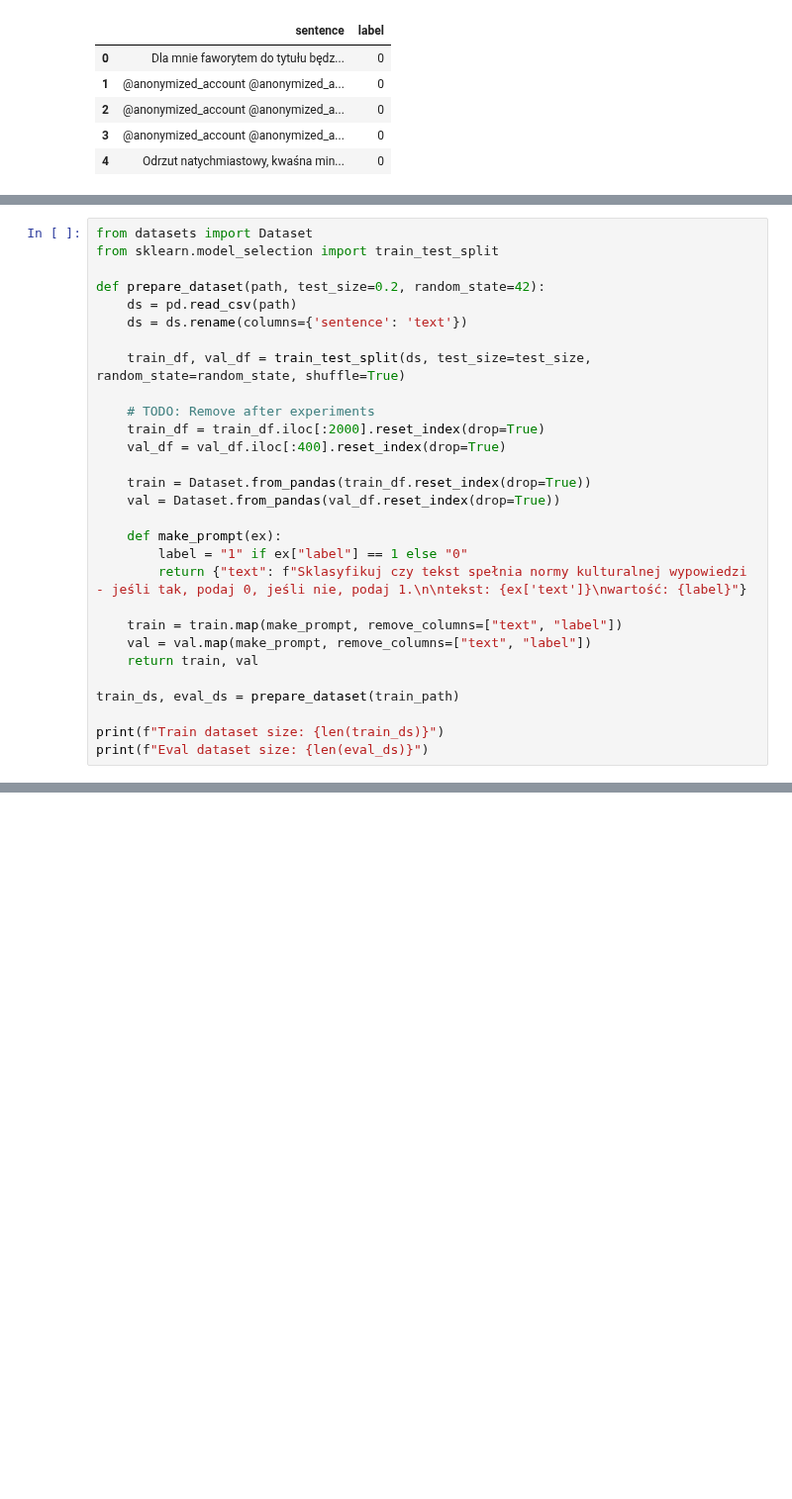
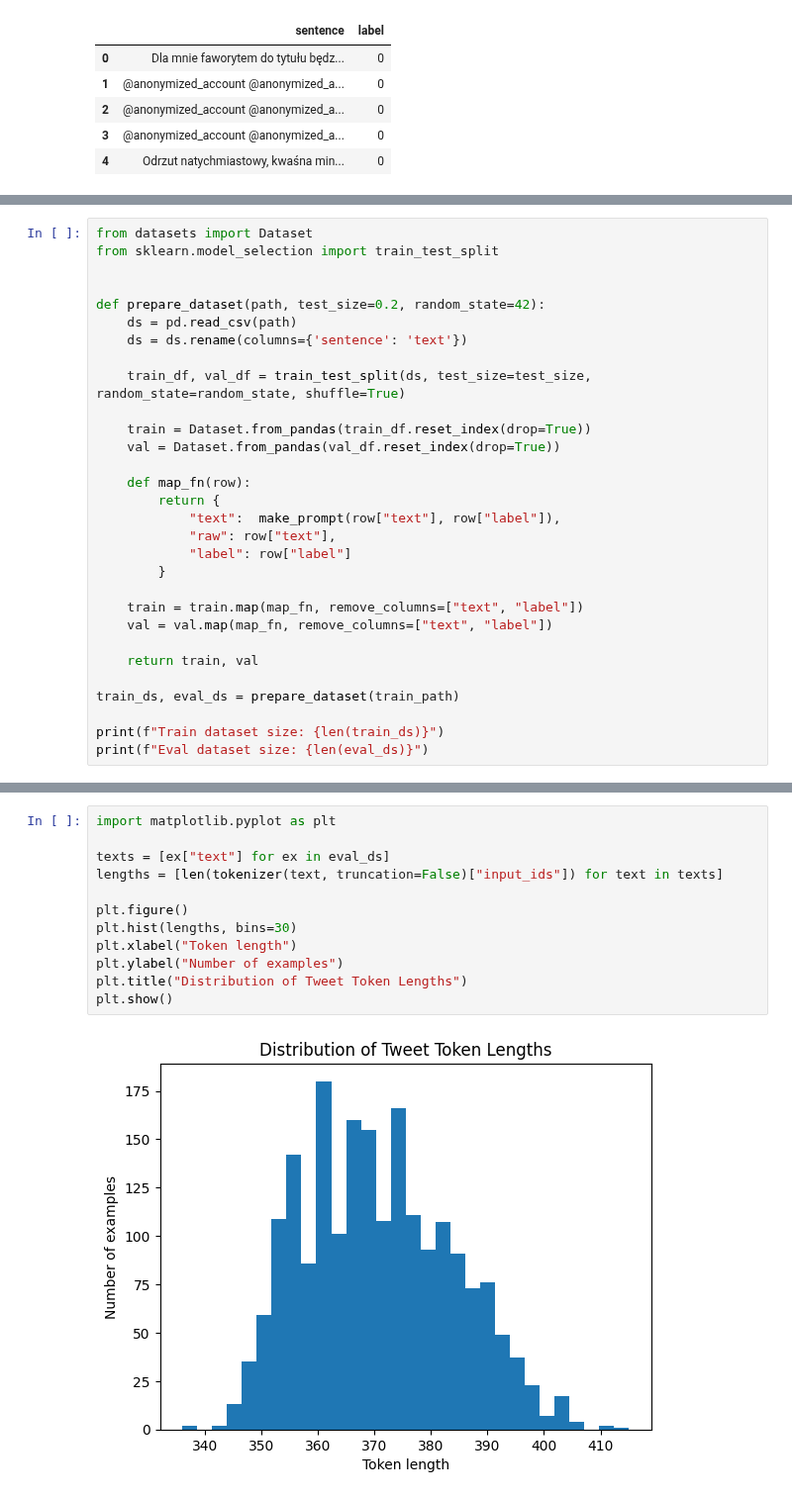
Before and after one commit to gamemeine/ssne, a Jupyter notebook: ex7/1.1-gs-bielik.ipynb, the cells around one changed output, grey strips where cells are left out. Shown at 99% size. Drawn from its saved outputs; the diff is of its cells as text; blank space fills up the shorter version.

```diff
--- a/ex7/1.1-gs-bielik.ipynb
+++ b/ex7/1.1-gs-bielik.ipynb
@@ -28,6 +72,7 @@ base_df.head()
 # %%
 from datasets import Dataset
 from sklearn.model_selection import train_test_split
+
 
 def prepare_dataset(path, test_size=0.2, random_state=42):
     ds = pd.read_csv(path)
@@ -35,19 +80,19 @@ def prepare_dataset(path, test_size=0.2, random_state=42):
 
     train_df, val_df = train_test_split(ds, test_size=test_size, random_state=random_state, shuffle=True)
 
-    # TODO: Remove after experiments
-    train_df = train_df.iloc[:2000].reset_index(drop=True)
-    val_df = val_df.iloc[:400].reset_index(drop=True)
-
     train = Dataset.from_pandas(train_df.reset_index(drop=True))
     val = Dataset.from_pandas(val_df.reset_index(drop=True))
 
-    def make_prompt(ex):
-        label = "1" if ex["label"] == 1 else "0"
-        return {"text": f"Sklasyfikuj czy tekst spełnia normy kulturalnej wypowiedzi - jeśli tak, podaj 0, jeśli nie, podaj 1.\n\ntekst: {ex['text']}\nwartość: {label}"}
+    def map_fn(row):
+        return {
+            "text":  make_prompt(row["text"], row["label"]),
+            "raw": row["text"],
+            "label": row["label"]
+        }
 
-    train = train.map(make_prompt, remove_columns=["text", "label"])
-    val = val.map(make_prompt, remove_columns=["text", "label"])
+    train = train.map(map_fn, remove_columns=["text", "label"])
+    val = val.map(map_fn, remove_columns=["text", "label"])
+
     return train, val
 
 train_ds, eval_ds = prepare_dataset(train_path)
@@ -59,0 +135,14 @@ Eval dataset size: 400
+# %%
+import matplotlib.pyplot as plt
+
+texts = [ex["text"] for ex in eval_ds]
+lengths = [len(tokenizer(text, truncation=False)["input_ids"]) for text in texts]
+
+plt.figure()
+plt.hist(lengths, bins=30)
+plt.xlabel("Token length")
+plt.ylabel("Number of examples")
+plt.title("Distribution of Tweet Token Lengths")
+plt.show()
+# %% [output]
+[figure, added]
```
Also changed, not shown: parts of 28 cells of this notebook, 2 other files.
